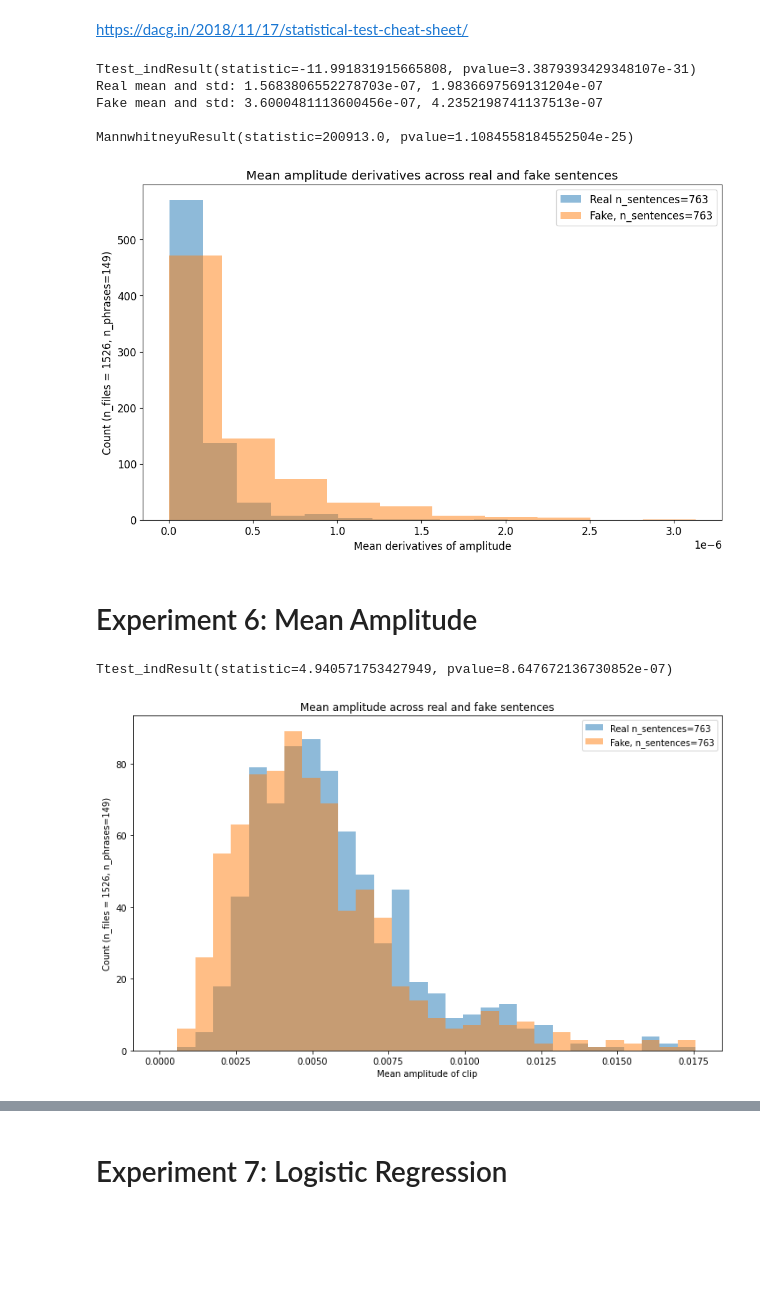
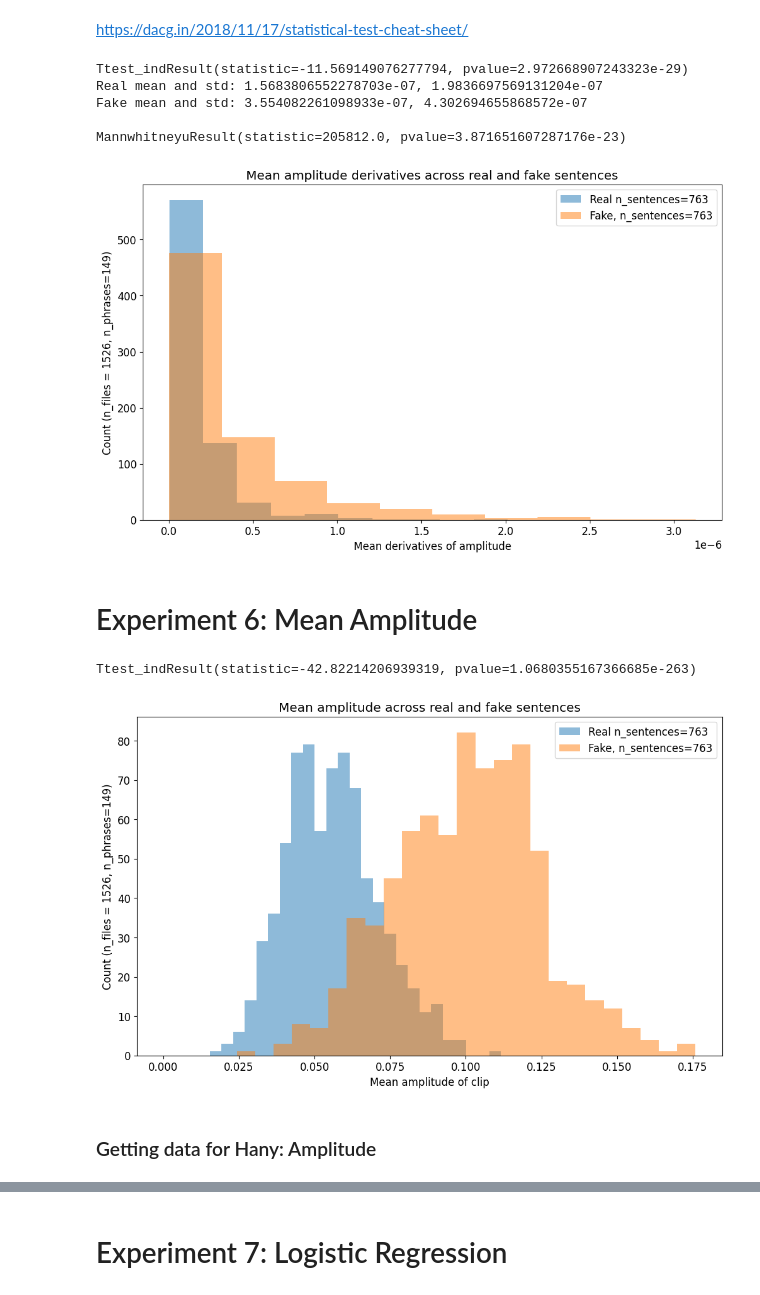
Before and after one commit to romitbarua/MultiModalDeepFake, a Jupyter notebook: testing-code/cadence-modellling/cadence_final_tidy_paper.ipynb, the cells around one changed output, grey strips where cells are left out. Saved outputs shown, nothing was run; the diff lists cells and outputs as text; code cells hidden in the pictures; blank space fills up the shorter version.

```diff
--- a/testing-code/cadence-modellling/cadence_final_tidy_paper.ipynb
+++ b/testing-code/cadence-modellling/cadence_final_tidy_paper.ipynb
@@ -126,8 +126,9 @@ plt.show()
 # %% [markdown]
 # TIMIT Set Up
 # %%
+os.chdir('/home/ubuntu/MultiModalDeepFake/')
 # Get resampled real and fake files
-data_input_path = '../../data/TIMIT_and_ElevenLabs/TIMIT and ElevenLabs/'
+data_input_path = '../data/TIMIT_and_ElevenLabs/TIMIT and ElevenLabs/'
 
 all_wav_files = pathlib.Path(data_input_path)
 all_wav_files = list(all_wav_files.rglob("*.wav")) + list(all_wav_files.rglob("*.WAV"))
@@ -783,26 +800,28 @@ plt.ylabel(f'Count (n_files = {len(r1s_deriv)+len(f1s_deriv)}, n_phrases={len(te
 plt.title('Mean amplitude derivatives across real and fake sentences')
 plt.show()
 # %% [output]
-Ttest_indResult(statistic=-11.991831915665808, pvalue=3.3879393429348107e-31)
+Ttest_indResult(statistic=-11.569149076277794, pvalue=2.972668907243323e-29)
 Real mean and std: 1.5683806552278703e-07, 1.9836697569131204e-07
-Fake mean and std: 3.6000481113600456e-07, 4.2352198741137513e-07
+Fake mean and std: 3.554082261098933e-07, 4.302694655868572e-07
 
-MannwhitneyuResult(statistic=200913.0, pvalue=1.1084558184552504e-25)
+MannwhitneyuResult(statistic=205812.0, pvalue=3.871651607287176e-23)
 [figure]
 # %% [markdown]
 # Experiment 6: Mean Amplitude
 # %%
-print(stats.ttest_ind(r2s_mean, f2s_mean))
+print(stats.ttest_ind(amp_r2s_mean, amp_f2s_mean))
 print()
 
 plt.figure(figsize=(12,7))
-plt.hist(r2s_mean, alpha=0.5, label=f'Real n_sentences={len(r2s_mean)}', bins = np.arange(0, max(f2s_mean), max(f2s_mean)/30))
-plt.hist(f2s_mean, alpha=0.5, label=f'Fake, n_sentences={len(f2s_mean)}', bins = np.arange(0, max(f2s_mean), max(f2s_mean)/30))
+plt.hist(amp_r2s_mean, alpha=0.5, label=f'Real n_sentences={len(amp_r2s_mean)}', bins = np.arange(0, max(amp_r2s_mean), max(amp_r2s_mean)/30))
+plt.hist(amp_f2s_mean, alpha=0.5, label=f'Fake, n_sentences={len(amp_f2s_mean)}', bins = np.arange(0, max(amp_f2s_mean), max(amp_f2s_mean)/30))
 plt.legend(loc='upper right')
 plt.xlabel('Mean amplitude of clip')
-plt.ylabel(f'Count (n_files = {len(r2s_mean)+len(f2s_mean)}, n_phrases={len(test_folders)})')
+plt.ylabel(f'Count (n_files = {len(amp_r2s_mean)+len(amp_f2s_mean)}, n_phrases={len(test_folders)})')
 plt.title('Mean amplitude across real and fake sentences')
 plt.show()
 # %% [output]
-Ttest_indResult(statistic=4.940571753427949, pvalue=8.647672136730852e-07)
+Ttest_indResult(statistic=-42.82214206939319, pvalue=1.0680355167366685e-263)
-[figure, old version]
+[figure, new version]
+# %% [markdown]
+### Getting data for Hany: Amplitude
```
Also changed, not shown: parts of 20 cells of this notebook, 4 other files.
